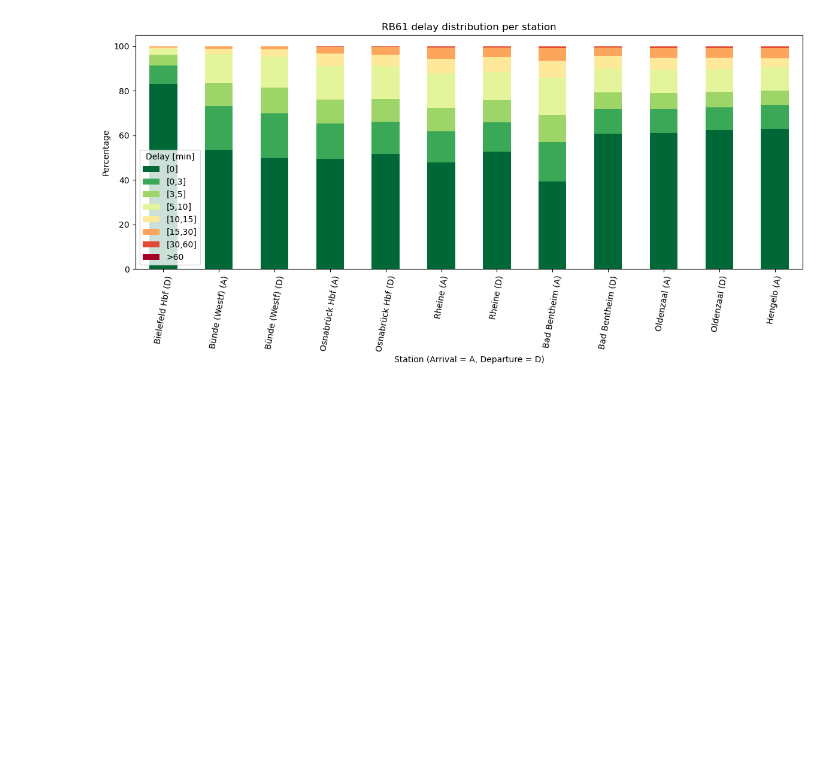
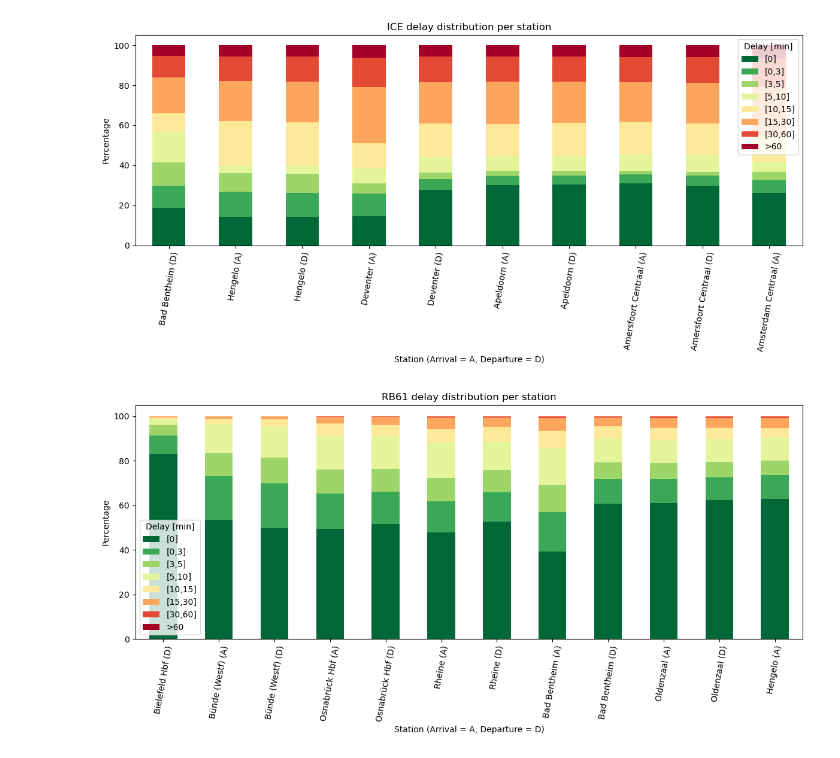
Before and after one commit to NielsvanderRijst/TIL5050-Delayed-ICE, a Jupyter notebook: delay.ipynb, the cells around one changed output. Cells and saved outputs as stored; diff of their text form; code cells hidden in the pictures; blank space fills up the shorter version.

```diff
--- a/delay.ipynb
+++ b/delay.ipynb
@@ -4,6 +4,7 @@ import matplotlib.pyplot as plt
 import matplotlib.cm as cm
 import numpy as np
 # %%
+df = pd.DataFrame()
 df2024 = pd.read_csv("Services/services-2024.csv")
 df2025_1 = pd.read_csv("Services/services-2025-01.csv")
 df2025_2 = pd.read_csv("Services/services-2025-02.csv")
@@ -15,6 +16,11 @@ df2025_7 = pd.read_csv("Services/services-2025-07.csv")
 df2025_8 = pd.read_csv("Services/services-2025-08.csv")
 df2025_9 = pd.read_csv("Services/services-2025-09.csv")
 df2025_10 = pd.read_csv("Services/services-2025-10.csv")
-df = pd.concat([df2024, df2025_1, df2025_2, df2025_3, df2025_4, df2025_5, df2025_6, df2025_7, df2025_8, df2025_9, df2025_10], ignore_index=True)
-df.info()
+
+dataframes_to_add = [df2024, df2025_1, df2025_2, df2025_3, df2025_4, df2025_5, df2025_6, df2025_7, df2025_8, df2025_9, df2025_10]
+
+for i in dataframes_to_add:
+    df = pd.concat([df, i], ignore_index=True)
+
+df.head(10)
 # %% [output]
@@ -65,3 +37,0 @@ array(['NS Int', 'Eurobahn', 'Blauwnet', 'RRReis', 'NS'], dtype=object)
-# %%
-df = df[df["Service:Company"] == "Eu Sleeper"]
-df["Service:Train number"].unique()
@@ -70,3 +38,71 @@ array([], dtype=int64)
+# %%
+train_number = [242, 240, 148, 146, 144, 142, 140]
+df_train = df[df["Service:Train number"].isin(train_number)]
+df_train = df_train[df_train["Service:Partly cancelled"] == False]
+df_train.head(50)
+
+bins = [-1, 1, 3, 5, 10, 15, 30, 60, float('inf')]
+labels = ['[0]', '[0,3]', '[3,5]', '[5,10]', '[10,15]', '[15,30]', '[30,60]', '>60']
+
+# Arrival delay
+df_arrival = df_train[['Stop:Station name', 'Stop:Arrival delay', 'Stop:Arrival time']].copy()
+df_arrival.rename(columns={'Stop:Arrival delay': 'Delay', 'Stop:Arrival time': 'Time'}, inplace=True)
+df_arrival['Type'] = '(A)'
+df_arrival['Delay category'] = pd.cut(df_arrival['Delay'], bins=bins, labels=labels)
+
+# Departure delay
+df_departure = df_train[['Stop:Station name', 'Stop:Departure delay', 'Stop:Departure time']].copy()
+df_departure.rename(columns={'Stop:Departure delay': 'Delay', 'Stop:Departure time': 'Time'}, inplace=True)
+df_departure['Type'] = '(D)'
+df_departure['Delay category'] = pd.cut(df_departure['Delay'], bins=bins, labels=labels)
+
+df_long = pd.concat([df_arrival, df_departure], ignore_index=True)
+
+# Voeg kolom Station_Type toe
+df_long['Station_Type'] = df_long['Stop:Station name'] + ' ' + df_long['Type']
+
+# --- Hier kun je de volgorde zelf bepalen ---
+# Bijvoorbeeld handmatig: Station1_dep, Station2_arr, Station2_dep, ...
+station_order = [
+    # 'Berlin Ostbahnhof (D)',
+    # 'Berlin Hbf (A)', 'Berlin Hbf (D)',
+    # 'Berlin-Spandau (A)', 'Berlin-Spandau (D)',
+    # 'Hannover Hbf (A)', 'Hannover Hbf (D)',
+    # 'Bünde (Westf) (A)', 'Bünde (Westf) (D)',
+    # 'Osnabrück Hbf (A)', 'Osnabrück Hbf (D)',
+    # 'Rheine (A)', 'Rheine (D)',
+    # 'Bad Bentheim (A)',
+    'Bad Bentheim (D)',
+    'Oldenzaal (A)', 'Oldenzaal (D)',
+    'Hengelo (A)',
+    'Hengelo (D)',
+    'Deventer (A)', 'Deventer (D)', 'Apeldoorn (A)', 'Apeldoorn (D)',
+    'Amersfoort Centraal (A)', 'Amersfoort Centraal (D)', 'Amsterdam Centraal (A)'
+]
+# Filter zodat alleen stations die in de data zitten worden meegenomen
+station_order = [s for s in station_order if s in df_long['Station_Type'].unique()]
+
+# Zet de index in de gewenste volgorde
+station_delay = pd.crosstab(df_long['Station_Type'], df_long['Delay category'])
+station_delay_percent = station_delay.div(station_delay.sum(axis=1), axis=0) * 100
+station_delay_percent = station_delay_percent.loc[station_order]
+
+cmap = cm.get_cmap('RdYlGn_r', len(labels))
+colors = [cmap(i) for i in range(cmap.N)]
+
+# 4. Plot gestapelde staafdiagram
+station_delay_percent.plot(kind='bar', stacked=True, figsize=(12,6), color=colors)
+
+plt.ylabel('Percentage')
+plt.xlabel('Station (Arrival = A, Departure = D)')
+plt.title(f'ICE delay distribution per station')
+plt.legend(title='Delay [min]')
+plt.xticks(rotation=80)
+plt.tight_layout()
+plt.savefig(f'ICE_delay_distribution_NL2.png')
+plt.show()
+# %% [output]
+[figure, added]
 # %%
 train_number = [20350, 20352, 20354, 20356, 20358, 20360, 20362, 20364, 20366, 20368, 20370, 20372, 20374, 20376, 20378, 20380, 20382, 20384, 20386]
 df_train = df[df["Service:Train number"].isin(train_number)]
```
Also changed, not shown: parts of 4 cells of this notebook, 16 other files.
